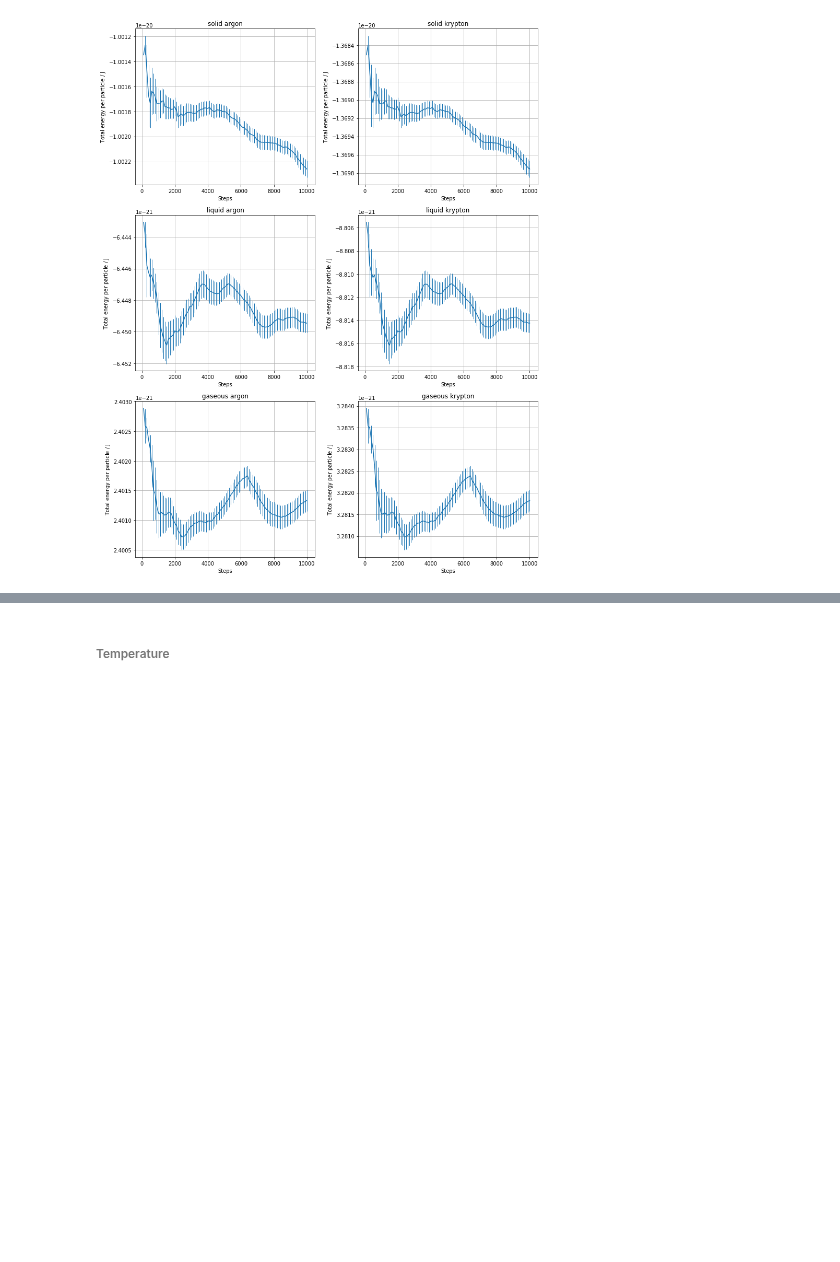
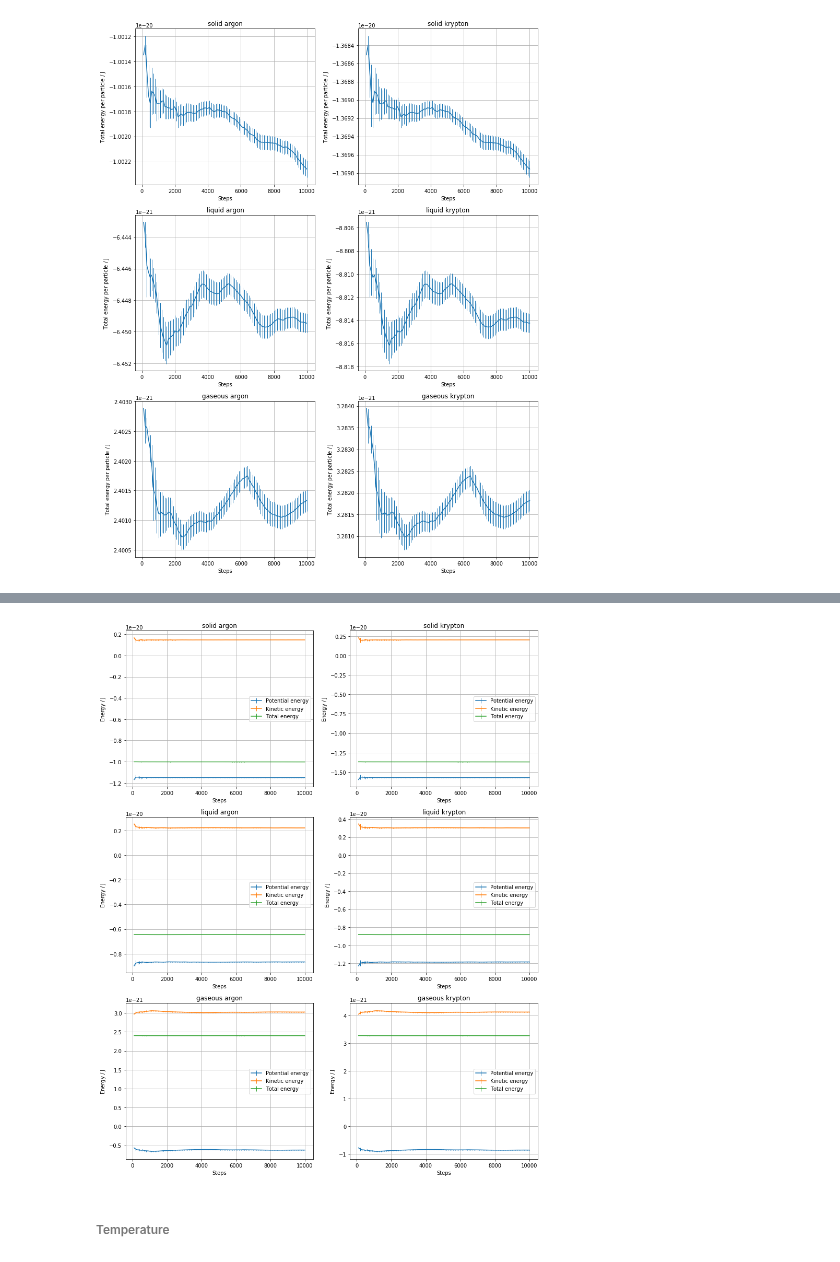
Before and after one commit to phaerrax/lab-simulazione-numerica, a Jupyter notebook: exercise04/exercise04.ipynb, the cells around one changed output, grey strips where cells are left out. Drawn from its saved outputs; the diff is of its cells as text; code cells hidden in the pictures; blank space fills up the shorter version.

```diff
--- a/exercise04/exercise04.ipynb
+++ b/exercise04/exercise04.ipynb
@@ -210,3 +216,56 @@ plt.show()
+# %%
+fig, axes = plt.subplots(nrows = 3, ncols = 2, figsize = (2 * 6, 3 * 5))
+axes = axes.flatten()
+
+for (p_count, phase) in enumerate(phases):
+    for (e_count, element) in enumerate(elements):
+        SI_unit = energy[element]
+        axes[2 * p_count + e_count].set_title(phase + " " + element)
+        axes[2 * p_count + e_count].set_xlabel("Steps")
+        axes[2 * p_count + e_count].set_ylabel(r"Energy / $\mathrm{J}$")
+        steps, u_avg, u_err = np.loadtxt(
+            phase + "/pot_energy.dat",
+            unpack = True,
+            skiprows = 1
+        )
+        axes[2 * p_count + e_count].errorbar(
+            steps,
+            u_avg * SI_unit,
+            yerr = u_err * SI_unit,
+            elinewidth = 1,
+            label = "Potential energy"
+        )
+        steps, u_avg, u_err = np.loadtxt(
+            phase + "/kin_energy.dat",
+            unpack = True,
+            skiprows = 1
+        )
+        axes[2 * p_count + e_count].errorbar(
+            steps,
+            u_avg * SI_unit,
+            yerr = u_err * SI_unit,
+            elinewidth = 1,
+            label = "Kinetic energy"
+        )
+        steps, u_avg, u_err = np.loadtxt(
+            phase + "/tot_energy.dat",
+            unpack = True,
+            skiprows = 1
+        )
+        axes[2 * p_count + e_count].errorbar(
+            steps,
+            u_avg * SI_unit,
+            yerr = u_err * SI_unit,
+            elinewidth = 1,
+            label = "Total energy"
+        )
+        axes[2 * p_count + e_count].grid(True)
+        axes[2 * p_count + e_count].legend()
+
+fig.tight_layout()
+plt.show()
+# %% [output]
+[figure, added]
 # %% [markdown]
 ###### Temperature
 # %%
```
Also changed, not shown: parts of 1 cell of this notebook.
